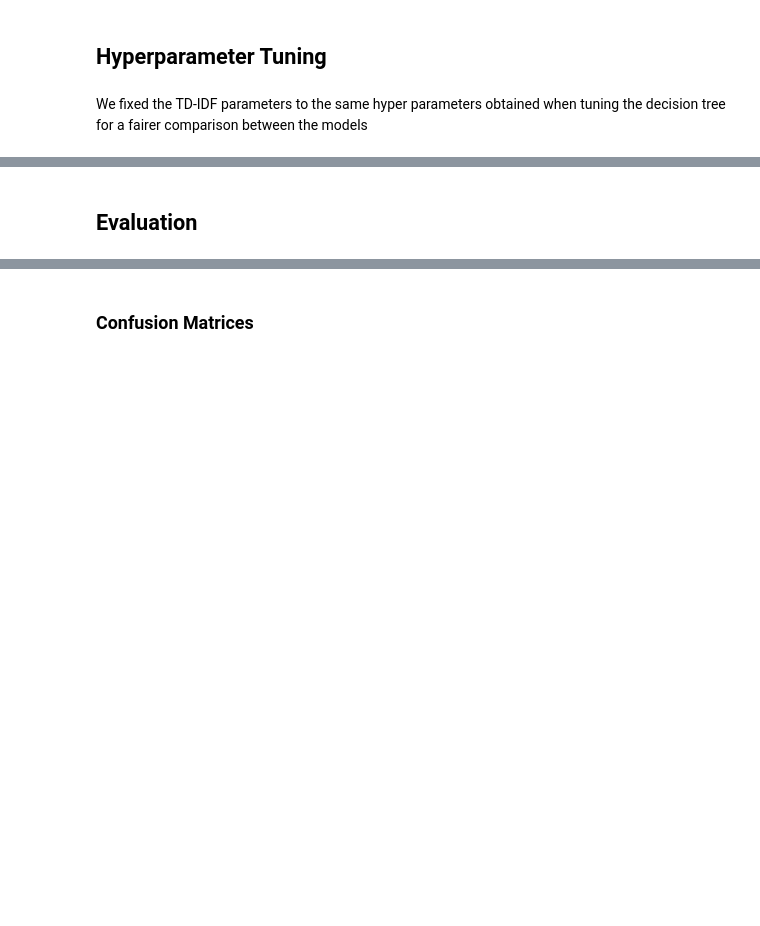
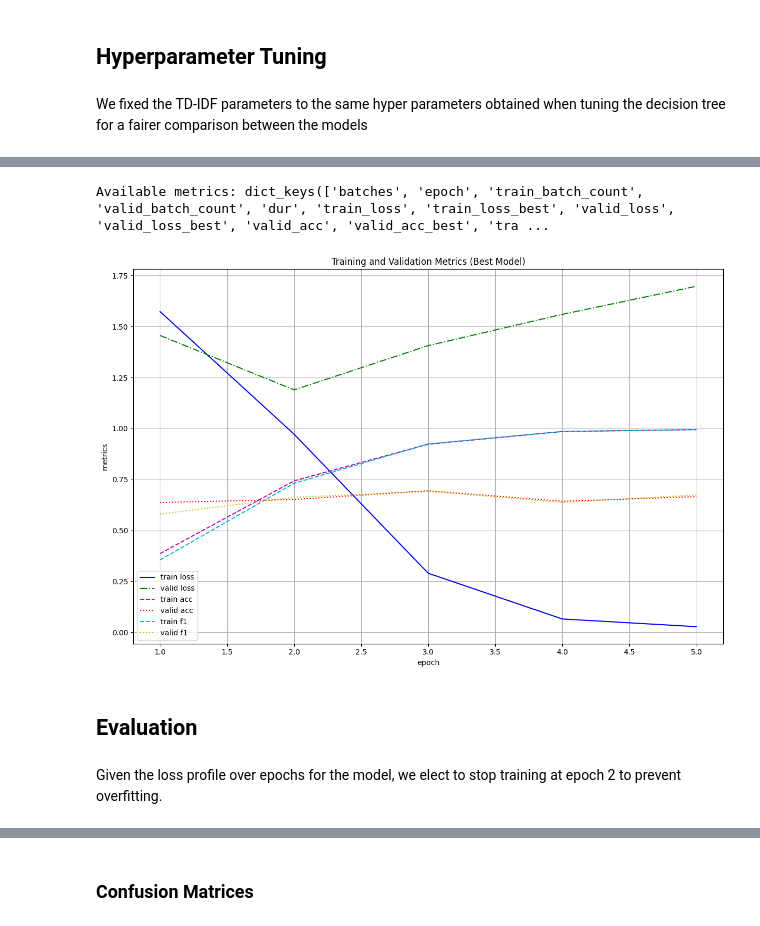
Before and after one commit to foongming/CS5242Project, a Jupyter notebook: FFNN.ipynb, the cells around one changed output, grey strips where cells are left out. Saved outputs shown, nothing was run; the diff lists cells and outputs as text; code cells hidden in the pictures; blank space fills up the shorter version.

Commit message:
added epoch tracking code

```diff
--- a/FFNN.ipynb
+++ b/FFNN.ipynb
@@ -133,2 +214,56 @@ Best parameters found:
+# %%
+best_model = grid.best_estimator_
+
+if hasattr(best_model, 'history_') and best_model.history_ is not None:
+    # Print available metrics for debugging
+    print("Available metrics:", best_model.history_[0].keys())
+
+    epochs = list(range(1, len(best_model.history_) + 1))
+
+    # Extract available metrics
+    train_loss = [h.get('train_loss', None) for h in best_model.history_]
+    valid_loss = [h.get('valid_loss', None) for h in best_model.history_]
+    train_acc = [h.get('train_acc', None) for h in best_model.history_]
+    valid_acc = [h.get('valid_acc', None) for h in best_model.history_]
+    train_f1 = [h.get('train_f1', None) for h in best_model.history_]
+    valid_f1 = [h.get('valid_f1', None) for h in best_model.history_]
+
+    # Create the plot
+    plt.figure(figsize=(12, 8))
+    plt.grid(True)
+
+    # Plot metrics that exist
+    if not all(x is None for x in train_loss):
+        plt.plot(epochs, train_loss, 'b-', label='train loss')
+    if not all(x is None for x in valid_loss):
+        plt.plot(epochs, valid_loss, 'g-.', label='valid loss')
+    if not all(x is None for x in train_acc):
+        plt.plot(epochs, train_acc, 'm--', label='train acc')
+    if not all(x is None for x in valid_acc):
+        plt.plot(epochs, valid_acc, 'r:', label='valid acc')
+    if not all(x is None for x in train_f1):
+        plt.plot(epochs, train_f1, 'c--', label='train f1')
+    if not all(x is None for x in valid_f1):
+        plt.plot(epochs, valid_f1, 'y:', label='valid f1')
+
+    plt.xlabel('epoch')
+    plt.ylabel('metrics')
+    plt.title('Training and Validation Metrics (Best Model)')
+    plt.legend(loc='best')
+    plt.tight_layout()
+    plt.show()
+else:
+    print("Model history not found in the best estimator.")
+
+    # If you want to see what's available
+    if hasattr(best_model, 'history_'):
+        print("History exists but might be empty or formatted differently.")
+    else:
+        print("No history_ attribute found on the best model.")
+# %% [output]
+Available metrics: dict_keys(['batches', 'epoch', 'train_batch_count', 'valid_batch_count', 'dur', 'train_loss', 'train_loss_best', 'valid_loss', 'valid_loss_best', 'valid_acc', 'valid_acc_best', 'tra ...
+[figure, added]
 # %% [markdown]
 ## Evaluation
+# %% [markdown]
+Given the loss profile over epochs for the model, we elect to stop training at epoch 2 to prevent overfitting.
```
Also changed, not shown: parts of 14 cells of this notebook, 3 other files.
